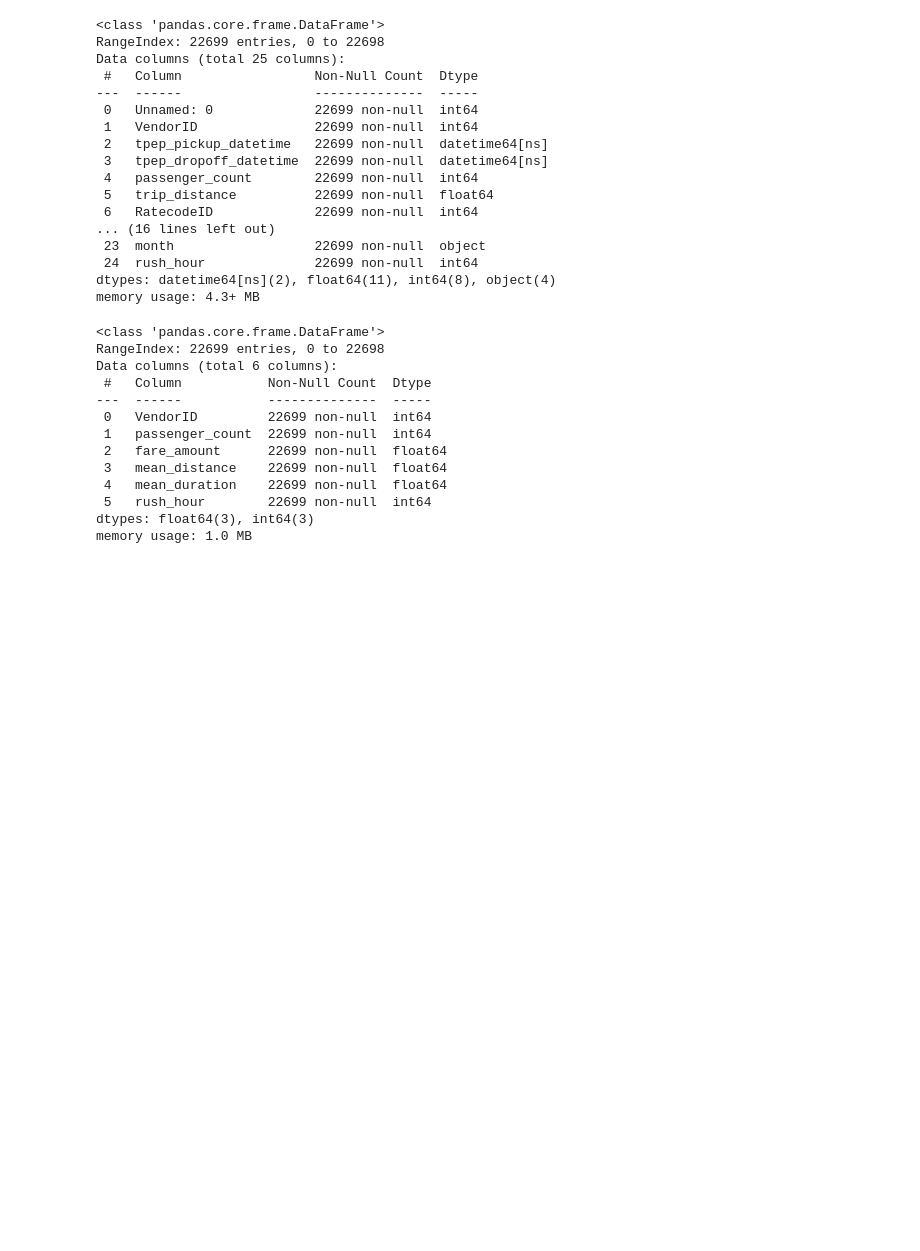
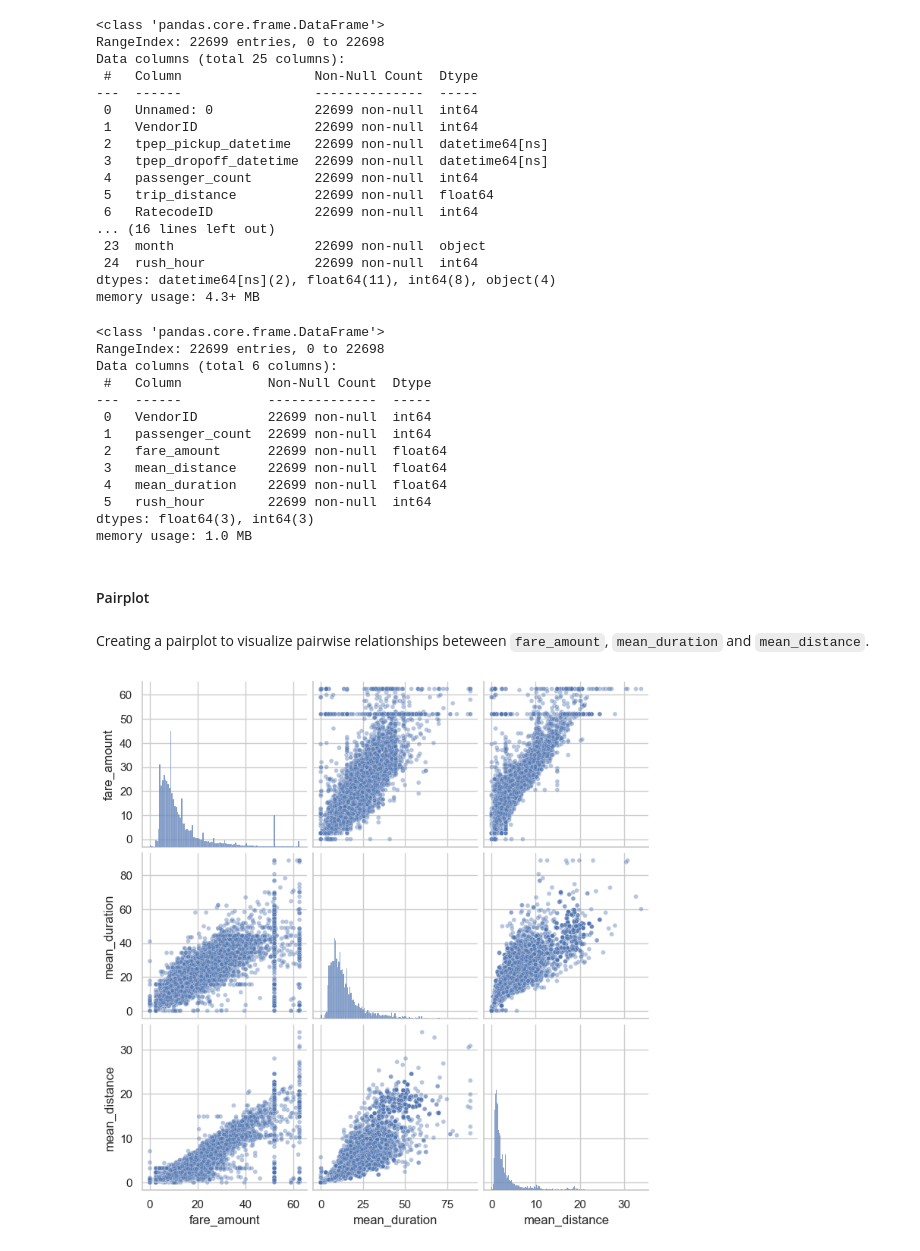
Before and after one commit to PrincelyKitilya/Automatidata-Analysis, a Jupyter notebook: automatidata_analysis.ipynb, the cells around one changed output. Saved outputs shown, nothing was run; the diff lists cells and outputs as text; code cells hidden in the pictures; blank space fills up the shorter version.

Commit message:
create pairplot to visualize the relationship between fair_amount, mean_duration and mean_distance.

```diff
--- a/automatidata_analysis.ipynb
+++ b/automatidata_analysis.ipynb
@@ -648,3 +648,13 @@ Data columns (total 6 columns):
  5   rush_hour        22699 non-null  int64
 dtypes: float64(3), int64(3)
 memory usage: 1.0 MB
+# %% [markdown]
+#### Pairplot
+# %% [markdown]
+Creating a pairplot to visualize pairwise relationships beteween `fare_amount`, `mean_duration` and `mean_distance`.
+# %%
+# creating a pairplot
+sns.pairplot(df2[['fare_amount', 'mean_duration', 'mean_distance']], plot_kws={'alpha':0.4, 'size':5})
+plt.show()
+# %% [output]
+[figure, added]
```
Also changed, not shown: parts of 1 cell of this notebook.
